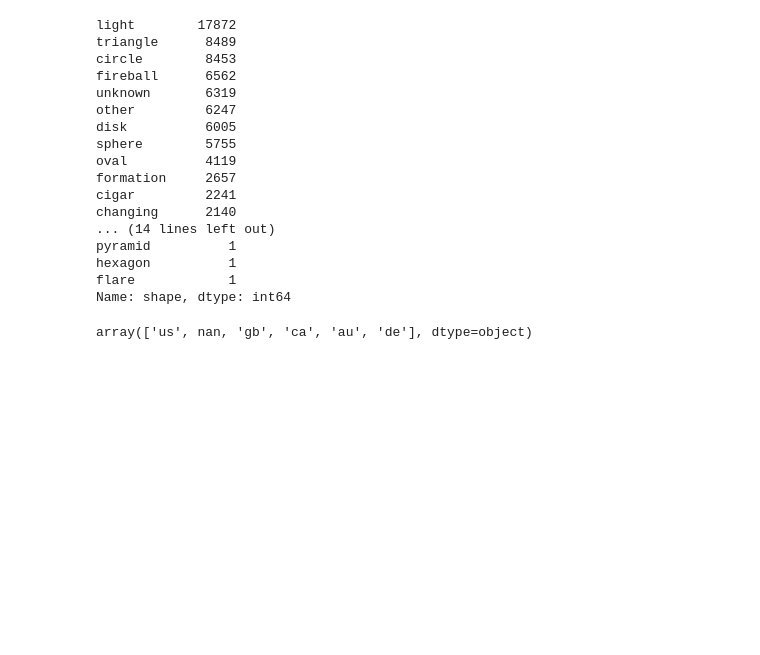
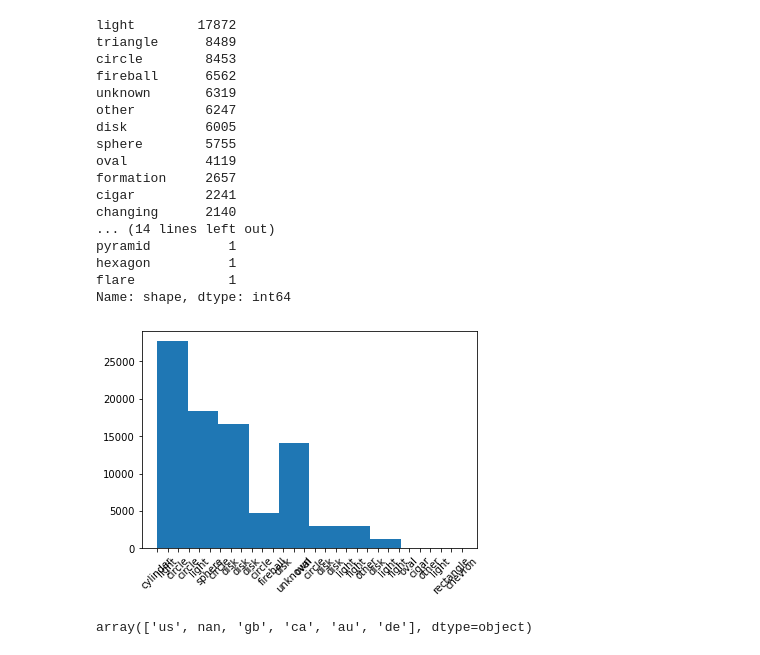
Before and after one commit to Lucas-vdr-Horst/ufo-observations-ai, a Jupyter notebook: UFO_Notebook_Leerteam1_Group1.ipynb, the cells around one changed output. Drawn from its saved outputs; the diff is of its cells as text; code cells hidden in the pictures; blank space fills up the shorter version.

```diff
--- a/UFO_Notebook_Leerteam1_Group1.ipynb
+++ b/UFO_Notebook_Leerteam1_Group1.ipynb
@@ -46,6 +85,36 @@ pyramid          1
 hexagon          1
 flare            1
 Name: shape, dtype: int64
+# %%
+#df = pd.DataFrame({'count': ufo['shape'].value_counts()})
+
+#print((ufo['shape'].value_counts()))
+#print(df)
+#ax.hist(ufo['shape'].value_counts(), alpha=1)
+#x= len(ufo['shape'].unique())
+#y= ufo['shape'].value_counts()
+
+fig, ax = plt.subplots()
+
+x= np.array(ufo['shape'].unique())
+y= np.array(ufo['shape'].value_counts())
+
+df = pd.DataFrame({'shape': x[:-1],'count': y}) #shape heeft 1 meer index??
+#df2= pd.DataFrame({'shape': x})
+#print(df)
+#print(df2)
+#df2 = df2[:-1] # Remove last index
+#print(df2)
+#print(df)
+#ax.hist(x)
+ax.hist(ufo['shape'])
+ax.set_xticklabels(ufo['shape'],rotation = 45)
+
+#TODO Make Labels better
+
+plt.show()
+# %% [output]
+[figure, added]
 # %%
 ufo['country'].unique()
 # %% [output]
```
Also changed, not shown: parts of 3 cells of this notebook.
